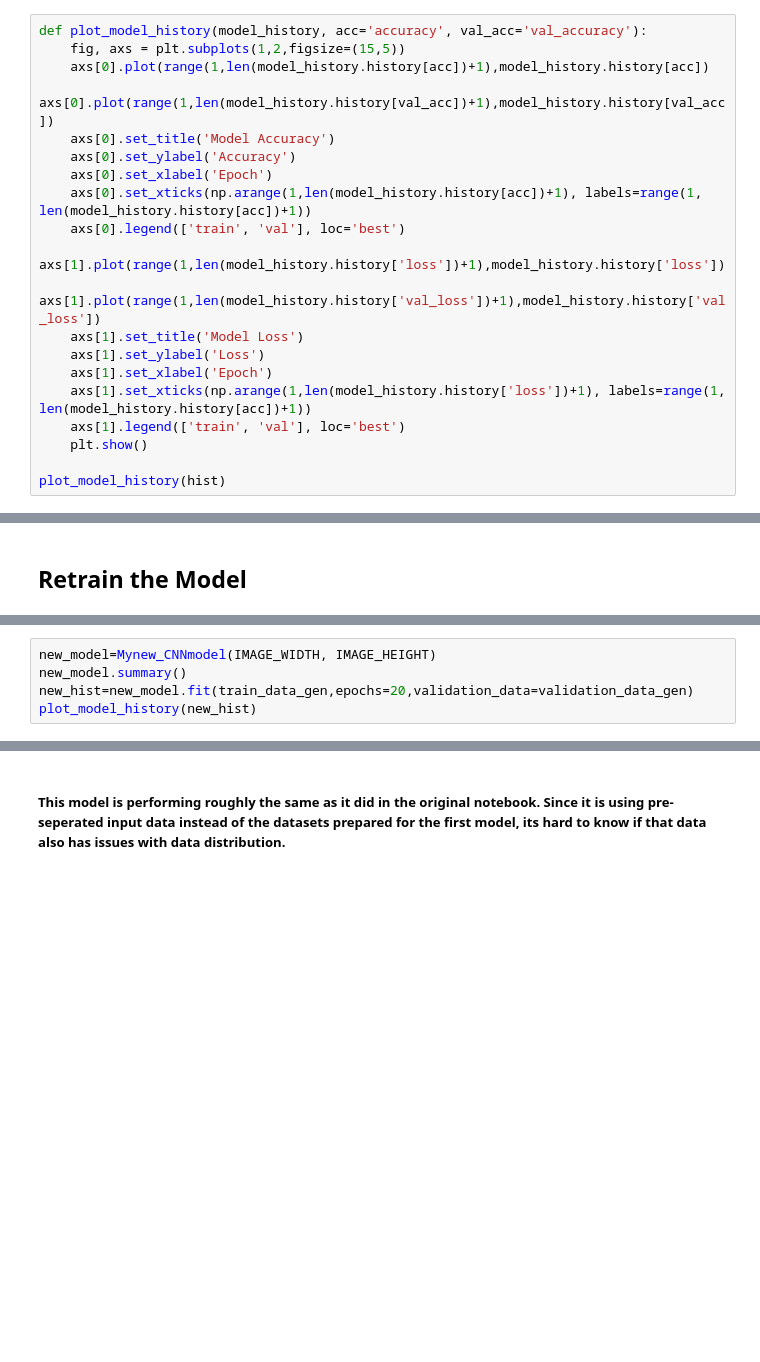
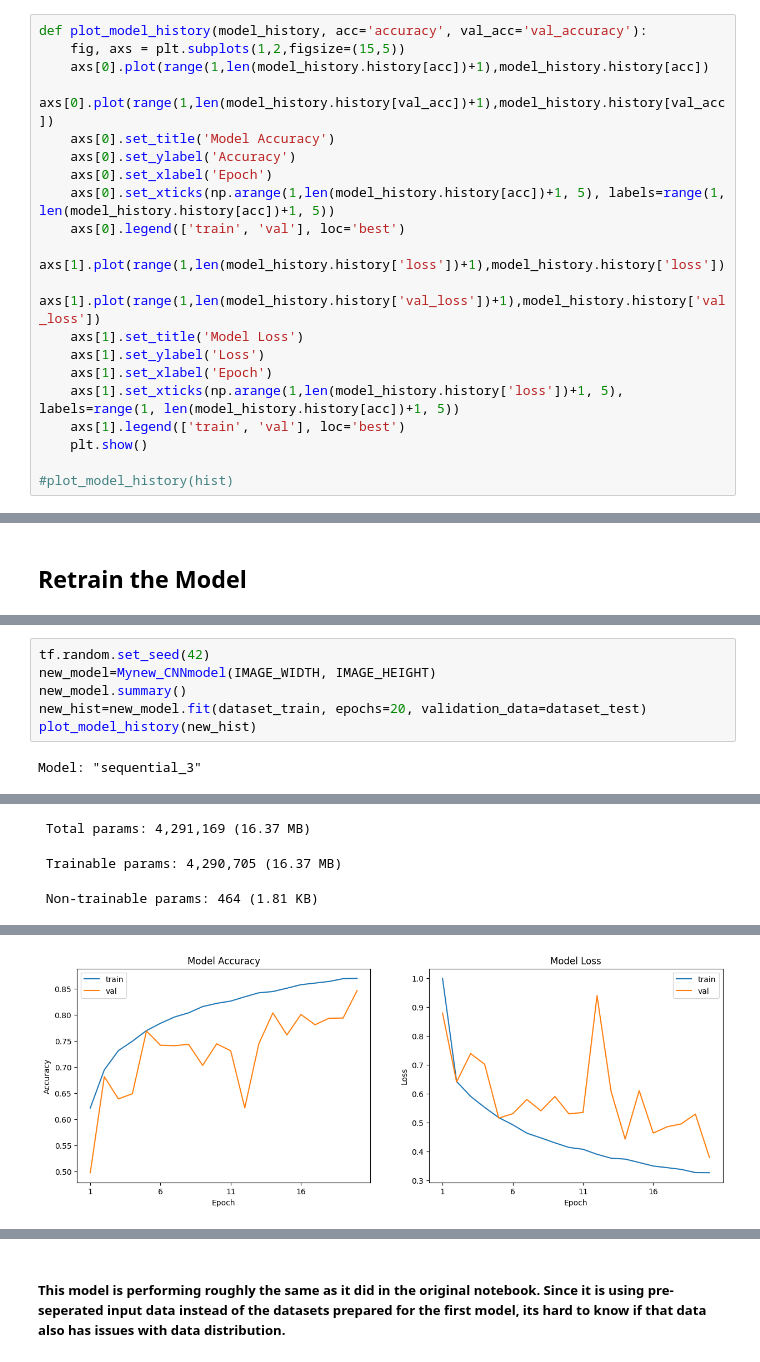
Before and after one commit to c-walls/Deep-Learning, a Jupyter notebook: Image-Classifier-CNN.ipynb, the cells around one changed output, grey strips where cells are left out. Cells and saved outputs as stored; diff of their text form; blank space fills up the shorter version.

```diff
--- a/Image-Classifier-CNN.ipynb
+++ b/Image-Classifier-CNN.ipynb
@@ -195,15 +178,15 @@ def plot_model_history(model_history, acc='accuracy', val_acc='val_accuracy'):
     axs[0].set_title('Model Accuracy')
     axs[0].set_ylabel('Accuracy')
     axs[0].set_xlabel('Epoch')
-    axs[0].set_xticks(np.arange(1,len(model_history.history[acc])+1), labels=range(1, len(model_history.history[acc])+1))
+    axs[0].set_xticks(np.arange(1,len(model_history.history[acc])+1, 5), labels=range(1, len(model_history.history[acc])+1, 5))
     axs[0].legend(['train', 'val'], loc='best')
     axs[1].plot(range(1,len(model_history.history['loss'])+1),model_history.history['loss'])
     axs[1].plot(range(1,len(model_history.history['val_loss'])+1),model_history.history['val_loss'])
     axs[1].set_title('Model Loss')
     axs[1].set_ylabel('Loss')
     axs[1].set_xlabel('Epoch')
-    axs[1].set_xticks(np.arange(1,len(model_history.history['loss'])+1), labels=range(1, len(model_history.history[acc])+1))
+    axs[1].set_xticks(np.arange(1,len(model_history.history['loss'])+1, 5), labels=range(1, len(model_history.history[acc])+1, 5))
     axs[1].legend(['train', 'val'], loc='best')
     plt.show()
 
-plot_model_history(hist)
+#plot_model_history(hist)
@@ -333,7 +321,10 @@ def Mynew_CNNmodel(IMAGE_WIDTH, IMAGE_HEIGHT):
 
   return model
 # %%
+tf.random.set_seed(42)
 new_model=Mynew_CNNmodel(IMAGE_WIDTH, IMAGE_HEIGHT)
 new_model.summary()
-new_hist=new_model.fit(train_data_gen,epochs=20,validation_data=validation_data_gen)
+new_hist=new_model.fit(dataset_train, epochs=20, validation_data=dataset_test)
 plot_model_history(new_hist)
+# %% [output]
+Model: "sequential_3"
@@ -339,0 +348,3 @@ plot_model_history(new_hist)
+ Total params: 4,291,169 (16.37 MB)
+ Trainable params: 4,290,705 (16.37 MB)
+ Non-trainable params: 464 (1.81 KB)
@@ -339,0 +368 @@ plot_model_history(new_hist)
+[figure, added]
```
Also changed, not shown: parts of 29 cells of this notebook.
